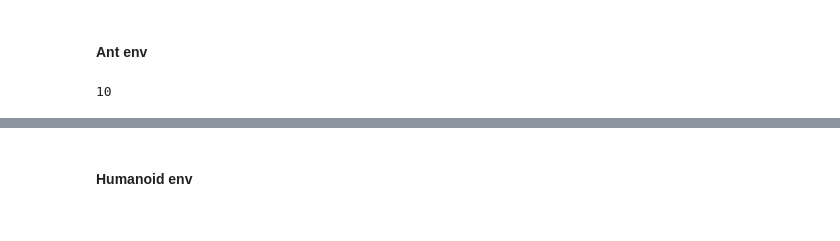
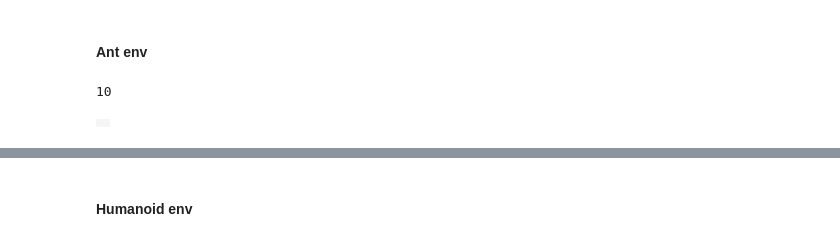
Before and after one commit to talmolab/VNL-Brax-Imitation, a Jupyter notebook: environments_explore.ipynb, the cells around one changed output, grey strips where cells are left out. Cells and saved outputs as stored; diff of their text form; code cells hidden in the pictures.

```diff
--- a/environments_explore.ipynb
+++ b/environments_explore.ipynb
@@ -22,7 +25,7 @@ params = {
     "solver": "newton",
     "iterations": 1,
     "ls_iterations": 4,
-    "clip_path": "ant_traj.p",
+    "clip_path": "ant_traj_still.p",
 }
 # %%
 ant = AntTracking(params)
@@ -30,3 +33,10 @@ ant = AntTracking(params)
 ant.sys.nbody
 # %% [output]
 10
+# %%
+state = ant.reset(jax.random.PRNGKey(0))
+# %%
+frames = ant.render([state.pipeline_state])
+media.show_video(frames, fps=1.0 / ant.dt)
+# %% [output]
+|  |
```
Also changed, not shown: parts of 13 cells of this notebook, 10 other files.
